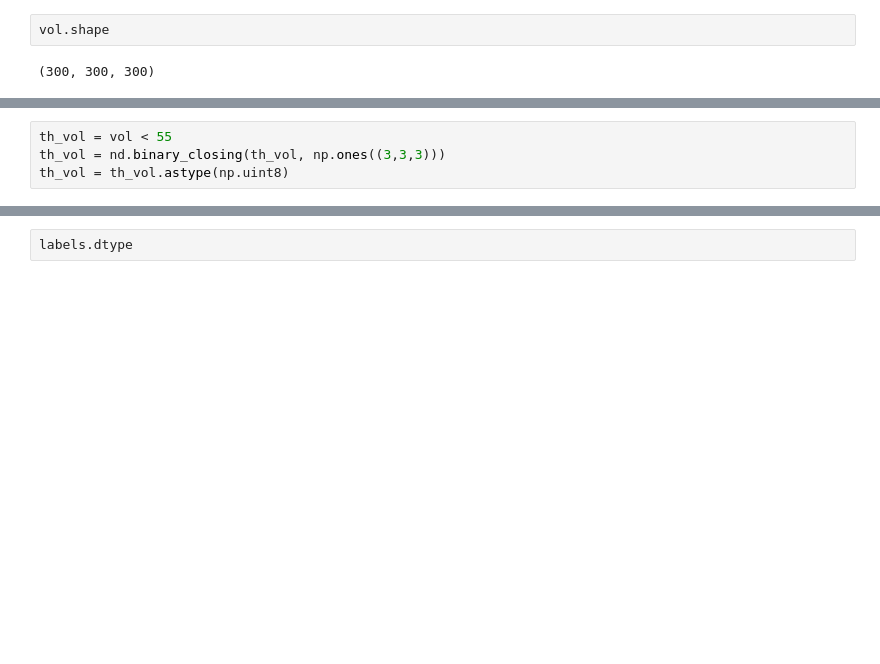
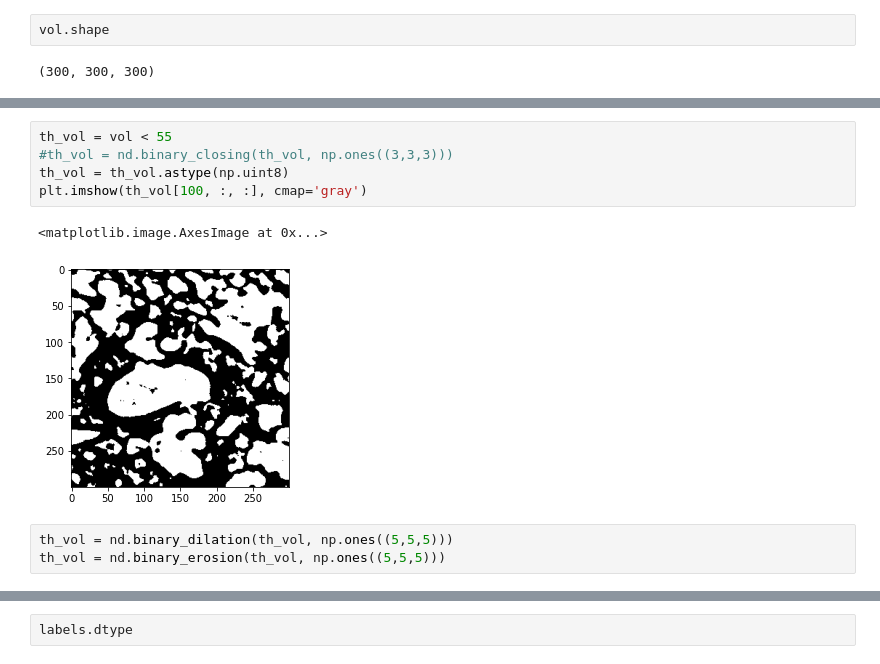
Before and after one commit to mrahmansagar/poreAnalysis, a Jupyter notebook: segmentation3d.ipynb, the cells around one changed output, grey strips where cells are left out. Cells and saved outputs as stored; diff of their text form; blank space fills up the shorter version.

```diff
--- a/segmentation3d.ipynb
+++ b/segmentation3d.ipynb
@@ -31,5 +38,12 @@ plt.imshow(vol[150, :, :], cmap='gray')
 # %%
 th_vol = vol < 55
-th_vol = nd.binary_closing(th_vol, np.ones((3,3,3)))
+#th_vol = nd.binary_closing(th_vol, np.ones((3,3,3)))
 th_vol = th_vol.astype(np.uint8)
+plt.imshow(th_vol[100, :, :], cmap='gray')
+# %% [output]
+<matplotlib.image.AxesImage at 0x...>
+[figure, added]
+# %%
+th_vol = nd.binary_dilation(th_vol, np.ones((5,5,5)))
+th_vol = nd.binary_erosion(th_vol, np.ones((5,5,5)))
 # %%
```
Also changed, not shown: parts of 21 cells of this notebook.
